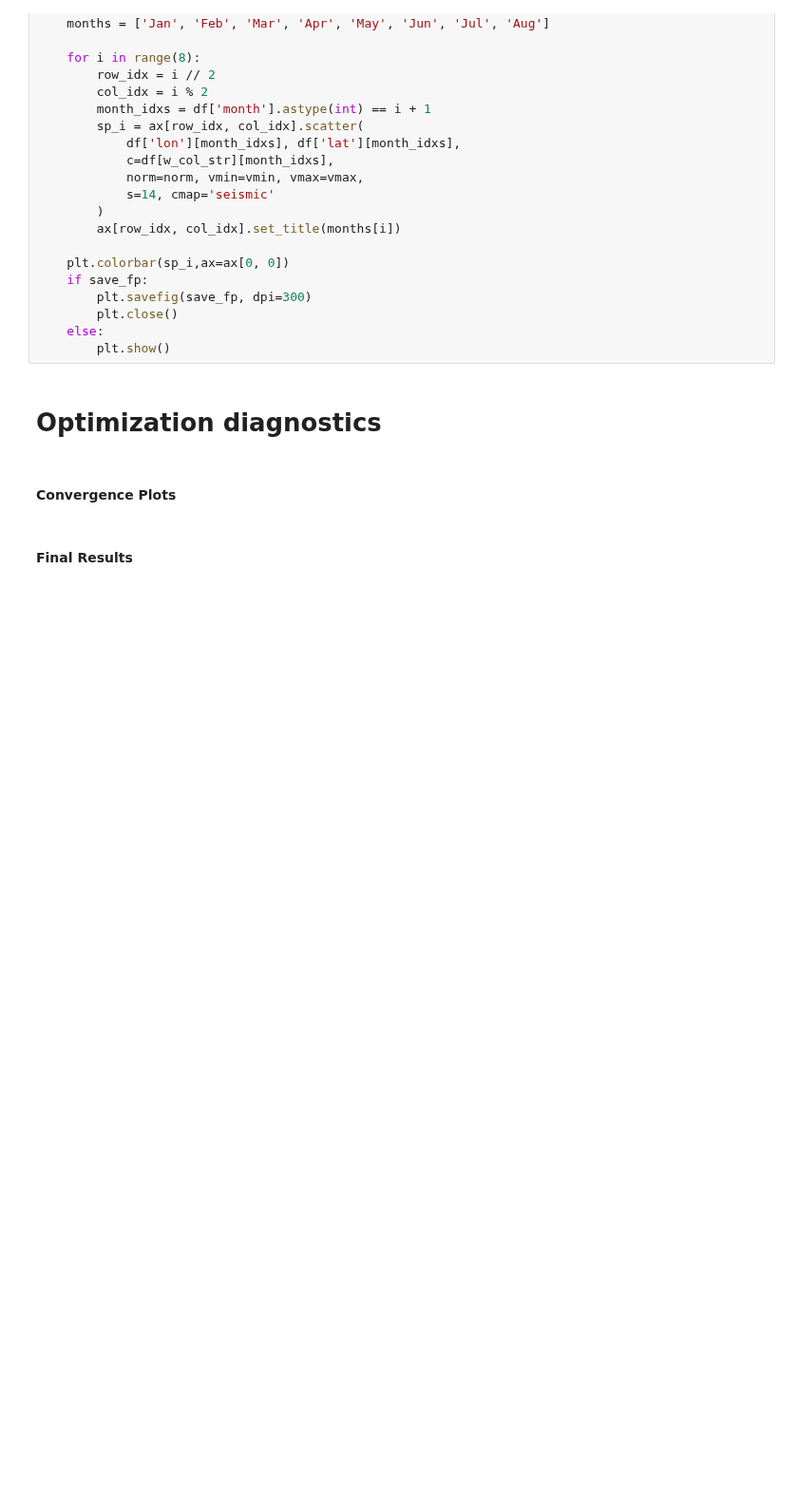
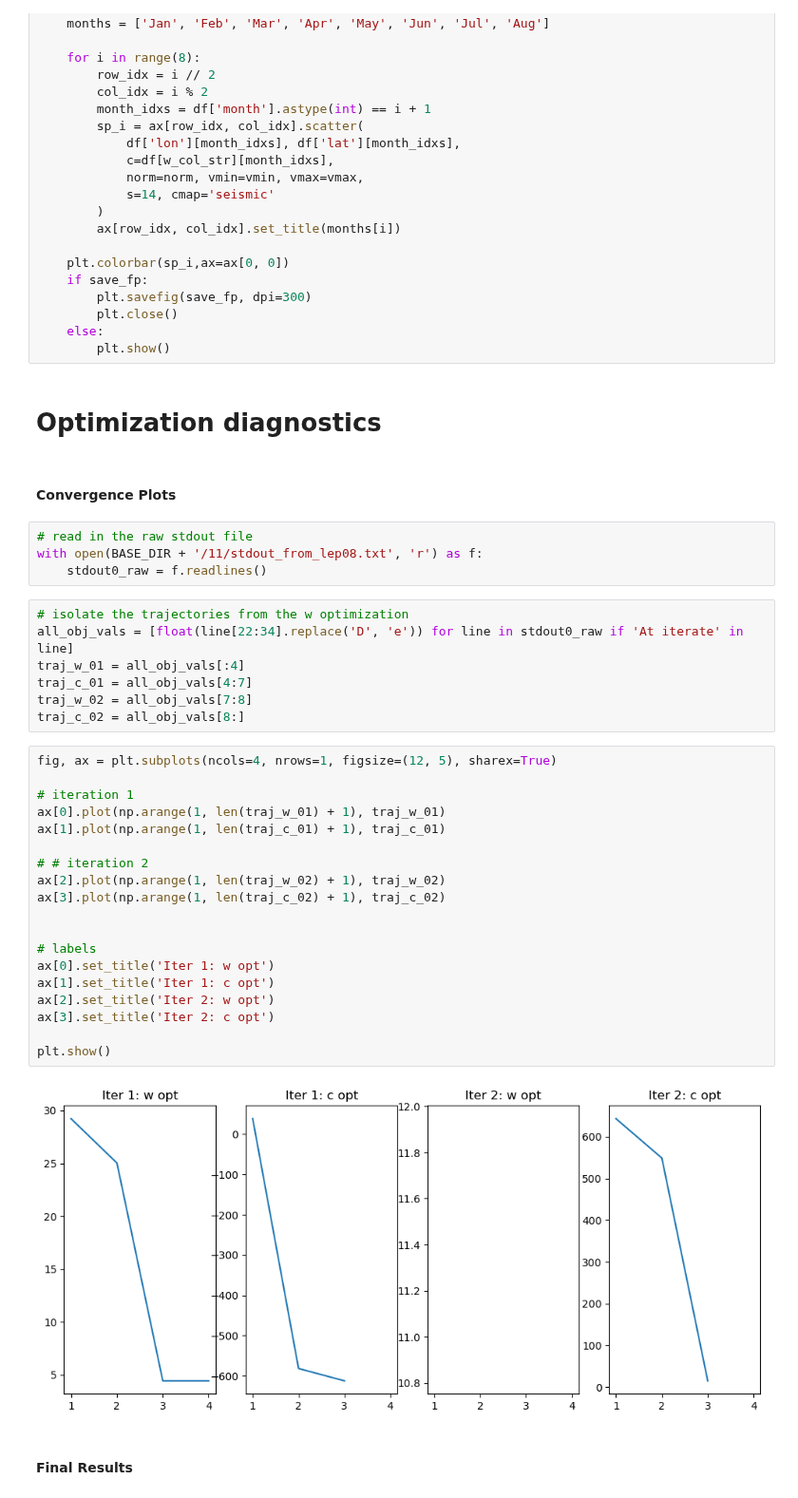
Before and after one commit to mcstanle/cf_inversion_sb_admm, a Jupyter notebook: output_investigations_11.ipynb, the cells around one changed output. Shown at 95% size. Drawn from its saved outputs; the diff is of its cells as text; blank space fills up the shorter version.

```diff
--- a/output_investigations_11.ipynb
+++ b/output_investigations_11.ipynb
@@ -119,5 +119,37 @@ def month_map_plot(df, w_col_str, norm, vmin=None, vmax=None, figsize=(12, 16),
 # Optimization diagnostics
 # %% [markdown]
 #### Convergence Plots
+# %%
+# read in the raw stdout file
+with open(BASE_DIR + '/11/stdout_from_lep08.txt', 'r') as f:
+    stdout0_raw = f.readlines()
+# %%
+# isolate the trajectories from the w optimization
+all_obj_vals = [float(line[22:34].replace('D', 'e')) for line in stdout0_raw if 'At iterate' in line]
+traj_w_01 = all_obj_vals[:4]
+traj_c_01 = all_obj_vals[4:7]
+traj_w_02 = all_obj_vals[7:8]
+traj_c_02 = all_obj_vals[8:]
+# %%
+fig, ax = plt.subplots(ncols=4, nrows=1, figsize=(12, 5), sharex=True)
+
+# iteration 1
+ax[0].plot(np.arange(1, len(traj_w_01) + 1), traj_w_01)
+ax[1].plot(np.arange(1, len(traj_c_01) + 1), traj_c_01)
+
+# # iteration 2
+ax[2].plot(np.arange(1, len(traj_w_02) + 1), traj_w_02)
+ax[3].plot(np.arange(1, len(traj_c_02) + 1), traj_c_02)
+
+
+# labels
+ax[0].set_title('Iter 1: w opt')
+ax[1].set_title('Iter 1: c opt')
+ax[2].set_title('Iter 2: w opt')
+ax[3].set_title('Iter 2: c opt')
+
+plt.show()
+# %% [output]
+[figure, added]
 # %% [markdown]
 #### Final Results
```
Also changed, not shown: parts of 5 cells of this notebook, 2 other files.
